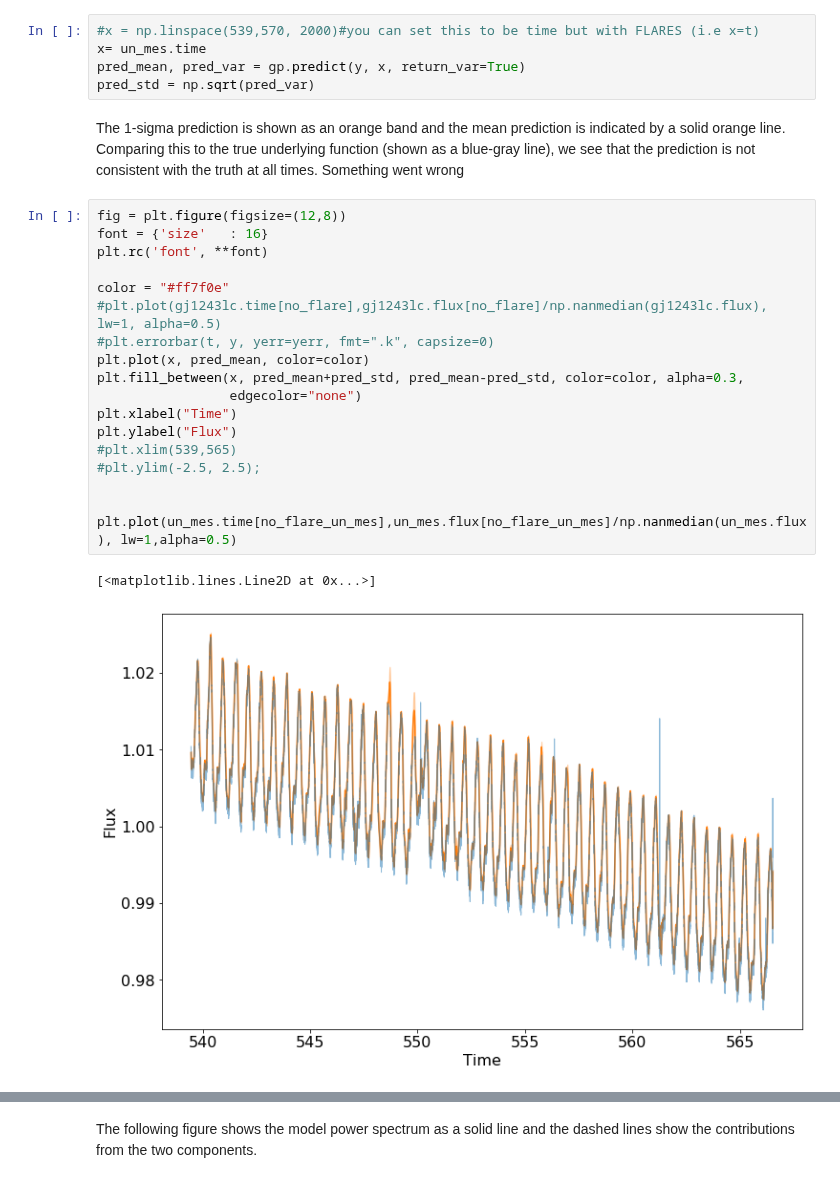
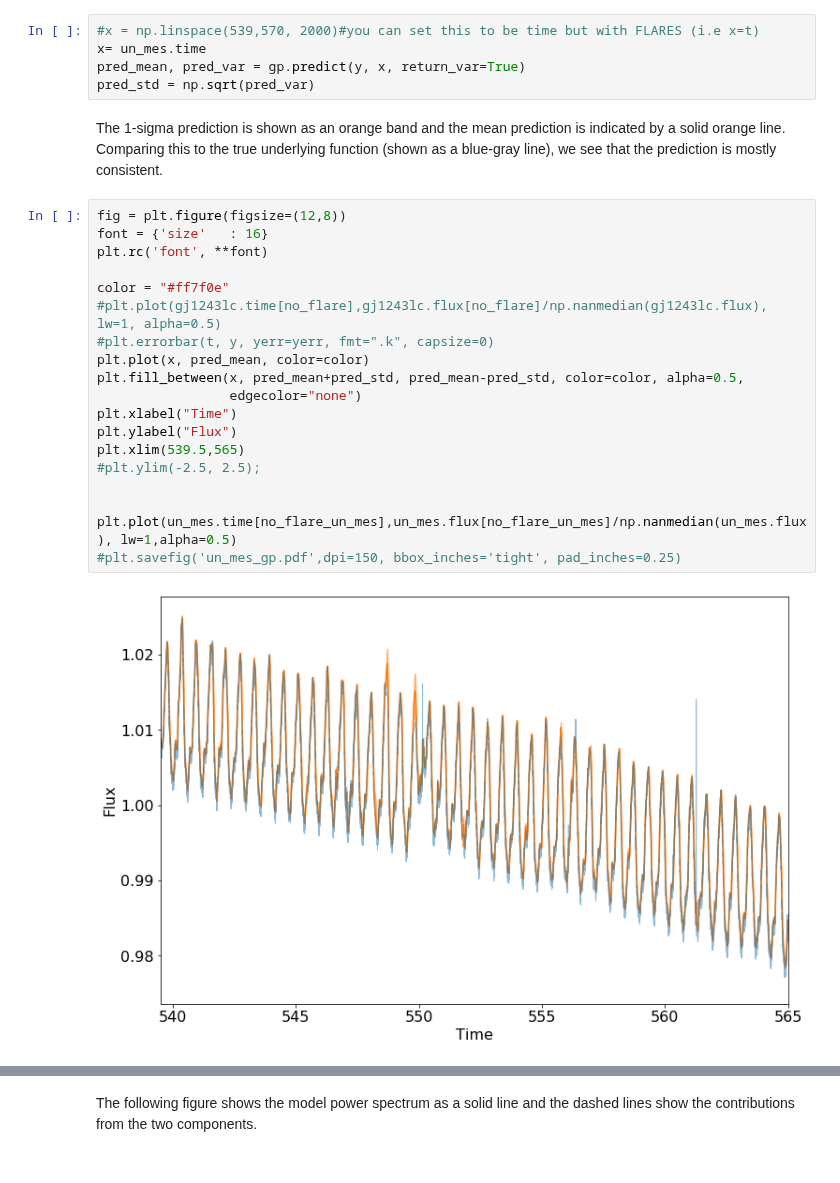
Before and after one commit to lupitatovar/flares, a Jupyter notebook: notebooks/gj1243_celerite.ipynb, the cells around one changed output, grey strips where cells are left out. Saved outputs shown, nothing was run; the diff lists cells and outputs as text.

```diff
--- a/notebooks/gj1243_celerite.ipynb
+++ b/notebooks/gj1243_celerite.ipynb
@@ -308,25 +308,25 @@ x= un_mes.time
 pred_mean, pred_var = gp.predict(y, x, return_var=True)
 pred_std = np.sqrt(pred_var)
 # %% [markdown]
-The 1-sigma prediction is shown as an orange band and the mean prediction is indicated by a solid orange line. Comparing this to the true underlying function (shown as a blue-gray line), we see that the prediction is not consistent with the truth at all times. Something went wrong
+The 1-sigma prediction is shown as an orange band and the mean prediction is indicated by a solid orange line. Comparing this to the true underlying function (shown as a blue-gray line), we see that the prediction is mostly consistent.
 # %%
 fig = plt.figure(figsize=(12,8))
 font = {'size'   : 16}
 plt.rc('font', **font)
 
 color = "#ff7f0e"
 #plt.plot(gj1243lc.time[no_flare],gj1243lc.flux[no_flare]/np.nanmedian(gj1243lc.flux),  lw=1, alpha=0.5)
 #plt.errorbar(t, y, yerr=yerr, fmt=".k", capsize=0)
 plt.plot(x, pred_mean, color=color)
-plt.fill_between(x, pred_mean+pred_std, pred_mean-pred_std, color=color, alpha=0.3,
+plt.fill_between(x, pred_mean+pred_std, pred_mean-pred_std, color=color, alpha=0.5,
                  edgecolor="none")
 plt.xlabel("Time")
 plt.ylabel("Flux")
-#plt.xlim(539,565)
+plt.xlim(539.5,565)
 #plt.ylim(-2.5, 2.5);
 
 
 plt.plot(un_mes.time[no_flare_un_mes],un_mes.flux[no_flare_un_mes]/np.nanmedian(un_mes.flux), lw=1,alpha=0.5)
+#plt.savefig('un_mes_gp.pdf',dpi=150, bbox_inches='tight', pad_inches=0.25)
 # %% [output]
-[<matplotlib.lines.Line2D at 0x...>]
-[figure, old version]
+[figure, new version]
```
Also changed, not shown: parts of 3 cells of this notebook, 2 other files.
